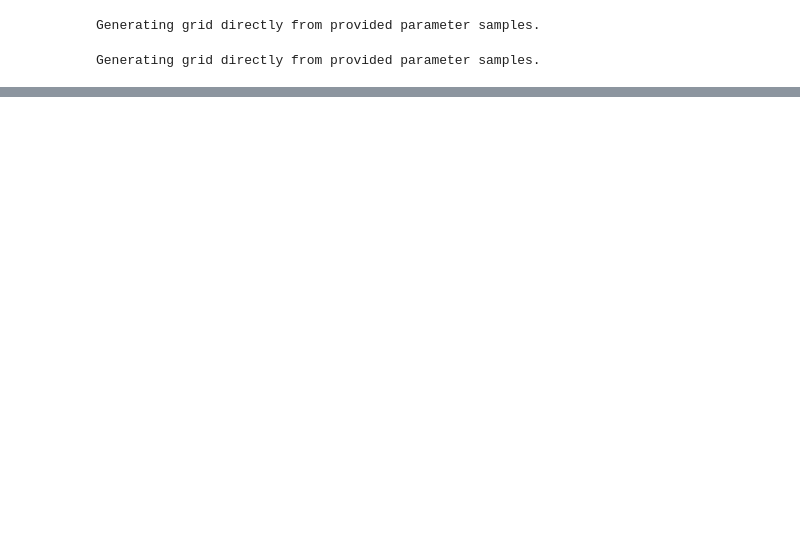
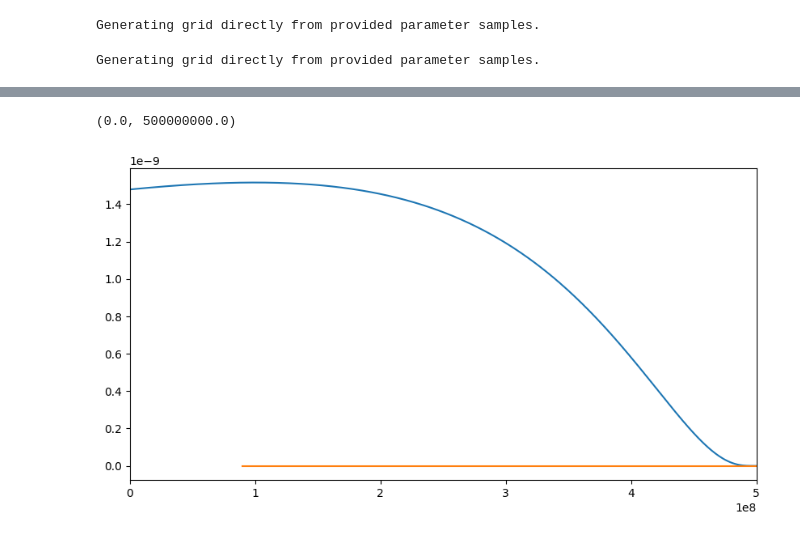
Before and after one commit to synthesizer-project/synference, a Jupyter notebook: scripts/grid_generation/generate_grid copy.ipynb, the cells around one changed output, grey strips where cells are left out. Saved outputs shown, nothing was run; the diff lists cells and outputs as text; code cells hidden in the pictures; blank space fills up the shorter version.

```diff
--- a/scripts/grid_generation/generate_grid copy.ipynb
+++ b/scripts/grid_generation/generate_grid copy.ipynb
@@ -245,0 +333,25 @@ NameError: name 'supp_params' is not defined
+# %%
+sfh1 = SFH.LogNormal(
+    peak_age=100*Myr,
+    tau=1,
+    max_age=500*Myr,
+)
+
+sfh2 = SFH.LogNormal(
+    peak_age=100*Myr,
+    tau=2.5,
+    max_age=90*Myr,
+)
+
+fig, ax = plt.subplots(1, 1, figsize=(10, 5))
+
+t, s = sfh1.calculate_sfh()
+ax.plot(t, s, label='SFH 1')
+
+t, s = sfh2.calculate_sfh()
+ax.plot(t, s, label='SFH 2')
+
+ax.set_xlim(0, 500*1e6)
+# %% [output]
+(0.0, 500000000.0)
+[figure, added]
```
Also changed, not shown: parts of 6 cells of this notebook, 10 other files.
